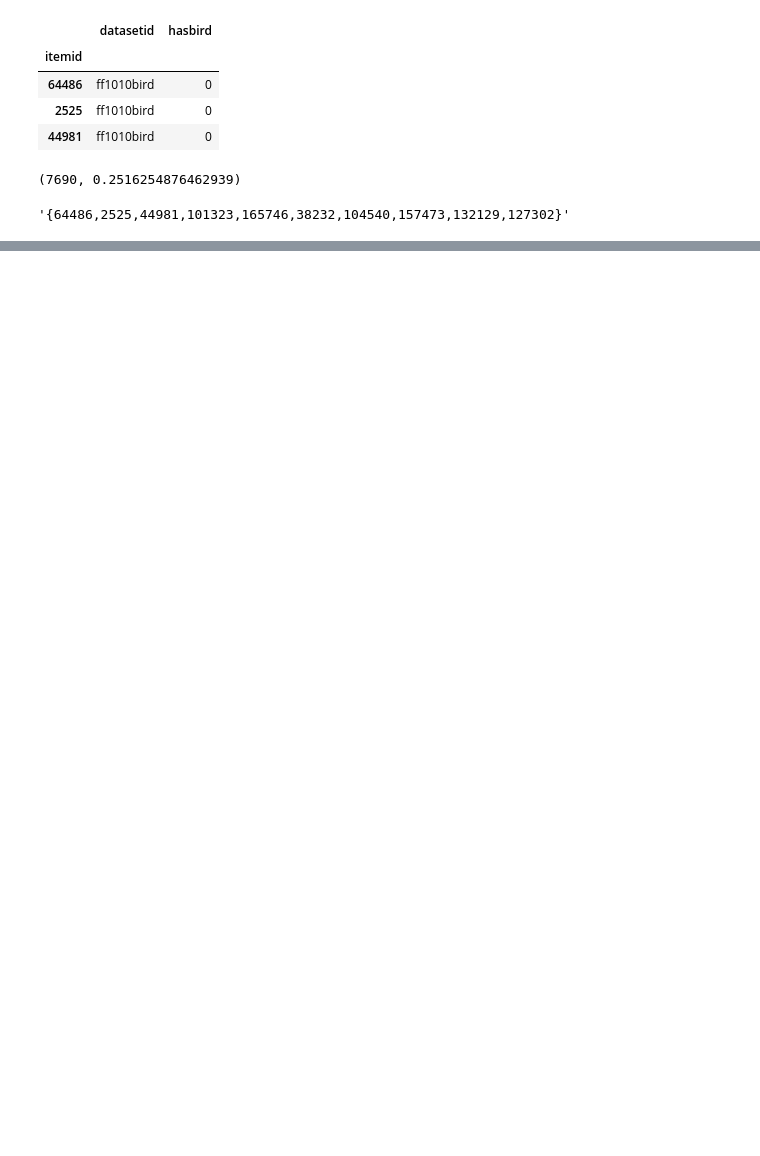
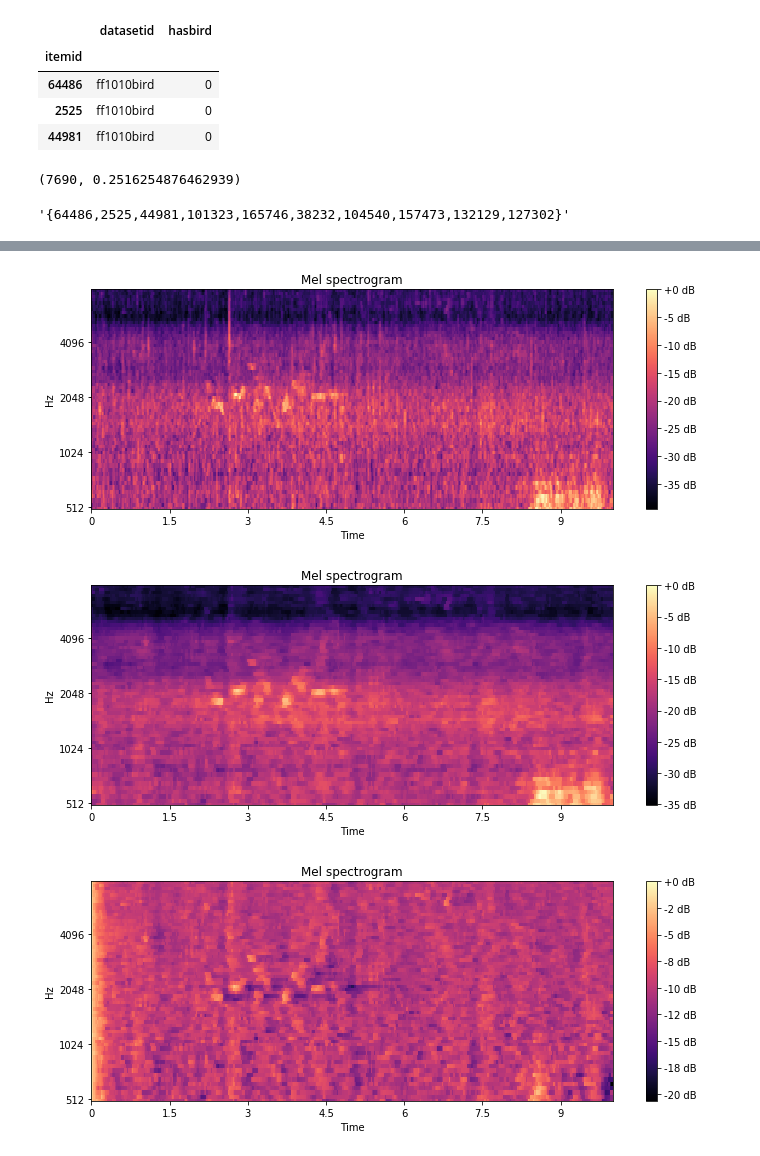
Before and after one commit to jonnor/datascience-master, a Jupyter notebook: dcase2018/Features.ipynb, the cells around one changed output, grey strips where cells are left out. Saved outputs shown, nothing was run; the diff lists cells and outputs as text; code cells hidden in the pictures; blank space fills up the shorter version.

```diff
--- a/dcase2018/Features.ipynb
+++ b/dcase2018/Features.ipynb
@@ -78,0 +85,13 @@ IPython.display.Audio('data/ff1010bird/{}.wav'.format(pos.index.values[0]))
+# %%
+from scipy import ndimage
+from scipy import signal
+plot_melspectrogram(p)
+dp = ndimage.median_filter(p, (1, 7))
+plot_melspectrogram(dp)
+
+dpen = librosa.core.pcen(dp, power=0.5, time_constant=0.4)
+plot_melspectrogram(dpen)
+# %% [output]
+[figure, added]
+[figure, added]
+[figure, added]
```
Also changed, not shown: parts of 5 cells of this notebook.
